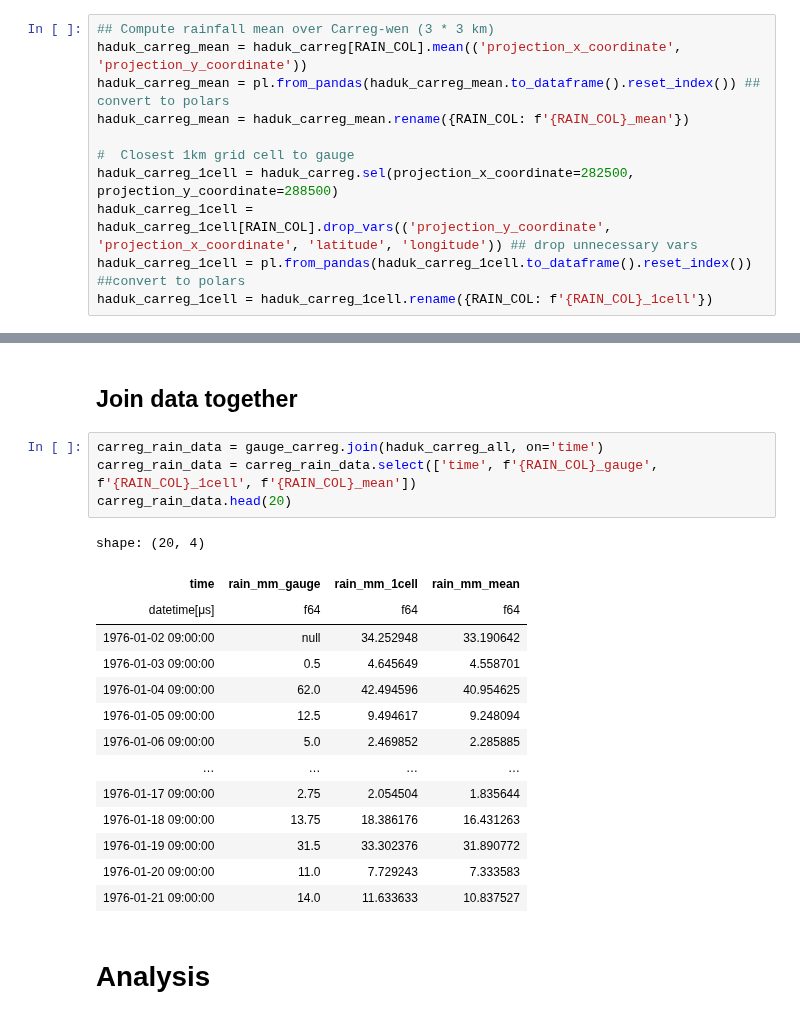
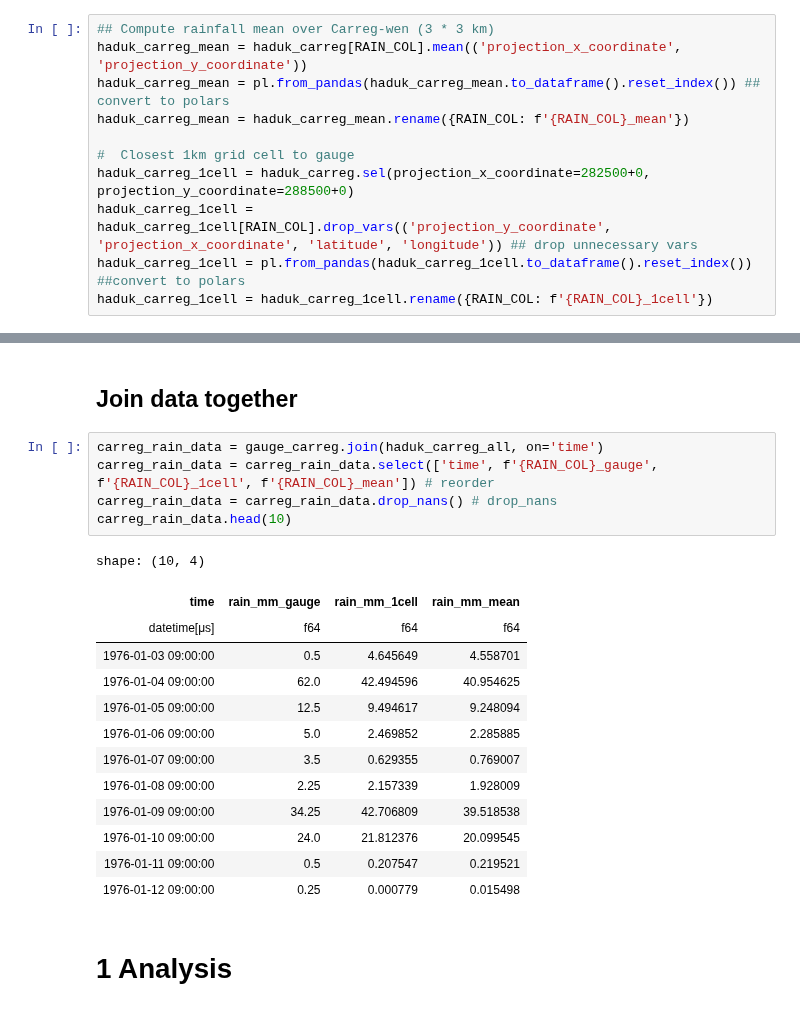
Before and after one commit to Thomasjkeel/FDRI-comparing-rainfall-data-in-upper-severn, a Jupyter notebook: Carreg_wen_gauge_vs_grid.ipynb, the cells around one changed output, grey strips where cells are left out. Saved outputs shown, nothing was run; the diff lists cells and outputs as text.

```diff
--- a/Carreg_wen_gauge_vs_grid.ipynb
+++ b/Carreg_wen_gauge_vs_grid.ipynb
@@ -46,7 +48,7 @@ haduk_carreg_mean = pl.from_pandas(haduk_carreg_mean.to_dataframe().reset_index(
 haduk_carreg_mean = haduk_carreg_mean.rename({RAIN_COL: f'{RAIN_COL}_mean'})
 
 #  Closest 1km grid cell to gauge
-haduk_carreg_1cell = haduk_carreg.sel(projection_x_coordinate=282500, projection_y_coordinate=288500)
+haduk_carreg_1cell = haduk_carreg.sel(projection_x_coordinate=282500+0, projection_y_coordinate=288500+0)
 haduk_carreg_1cell = haduk_carreg_1cell[RAIN_COL].drop_vars(('projection_y_coordinate', 'projection_x_coordinate', 'latitude', 'longitude')) ## drop unnecessary vars
 haduk_carreg_1cell = pl.from_pandas(haduk_carreg_1cell.to_dataframe().reset_index()) ##convert to polars
 haduk_carreg_1cell = haduk_carreg_1cell.rename({RAIN_COL: f'{RAIN_COL}_1cell'})
@@ -105,24 +107,24 @@ shape: (12_783, 2)
 ## Join data together
 # %%
 carreg_rain_data = gauge_carreg.join(haduk_carreg_all, on='time')
-carreg_rain_data = carreg_rain_data.select(['time', f'{RAIN_COL}_gauge', f'{RAIN_COL}_1cell', f'{RAIN_COL}_mean'])
-carreg_rain_data.head(20)
+carreg_rain_data = carreg_rain_data.select(['time', f'{RAIN_COL}_gauge', f'{RAIN_COL}_1cell', f'{RAIN_COL}_mean']) # reorder
+carreg_rain_data = carreg_rain_data.drop_nans() # drop_nans
+carreg_rain_data.head(10)
 # %% [output]
-shape: (20, 4)
+shape: (10, 4)
 | time | rain_mm_gauge | rain_mm_1cell | rain_mm_mean |
 | datetime[μs] | f64 | f64 | f64 |
-| 1976-01-02 09:00:00 | null | 34.252948 | 33.190642 |
 | 1976-01-03 09:00:00 | 0.5 | 4.645649 | 4.558701 |
 | 1976-01-04 09:00:00 | 62.0 | 42.494596 | 40.954625 |
 | 1976-01-05 09:00:00 | 12.5 | 9.494617 | 9.248094 |
 | 1976-01-06 09:00:00 | 5.0 | 2.469852 | 2.285885 |
-| … | … | … | … |
-| 1976-01-17 09:00:00 | 2.75 | 2.054504 | 1.835644 |
-| 1976-01-18 09:00:00 | 13.75 | 18.386176 | 16.431263 |
-| 1976-01-19 09:00:00 | 31.5 | 33.302376 | 31.890772 |
-| 1976-01-20 09:00:00 | 11.0 | 7.729243 | 7.333583 |
-| 1976-01-21 09:00:00 | 14.0 | 11.633633 | 10.837527 |
+| 1976-01-07 09:00:00 | 3.5 | 0.629355 | 0.769007 |
+| 1976-01-08 09:00:00 | 2.25 | 2.157339 | 1.928009 |
+| 1976-01-09 09:00:00 | 34.25 | 42.706809 | 39.518538 |
+| 1976-01-10 09:00:00 | 24.0 | 21.812376 | 20.099545 |
+| 1976-01-11 09:00:00 | 0.5 | 0.207547 | 0.219521 |
+| 1976-01-12 09:00:00 | 0.25 | 0.000779 | 0.015498 |
 # %% [markdown]
-# Analysis
+# 1 Analysis
 # %%
 carreg_annual_mean = carreg_rain_data.group_by_dynamic('time', every='1y').agg(pl.all().mean())
```
Also changed, not shown: parts of 14 cells of this notebook.
